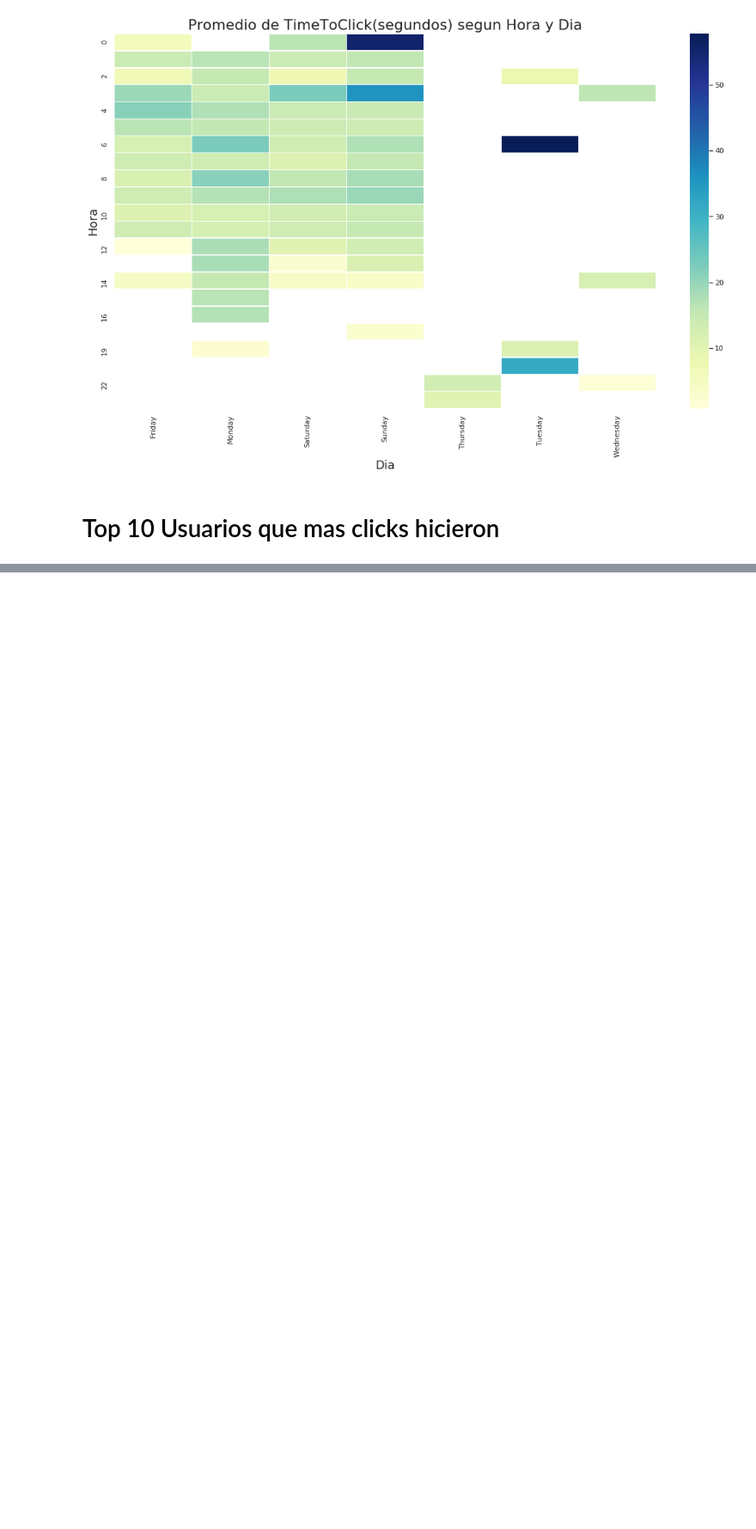
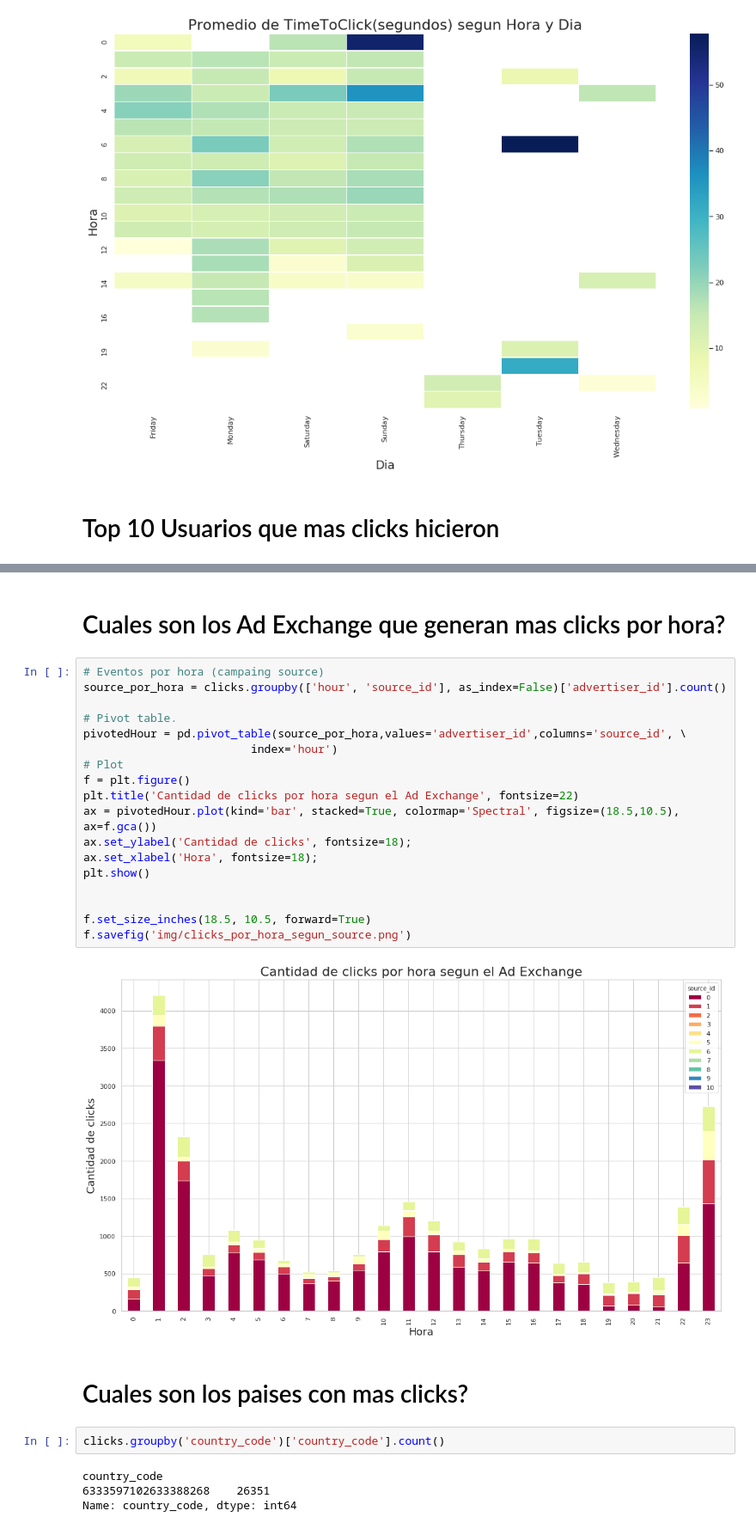
Before and after one commit to GastonMontes/75.06-Datos-Grupo22-TP1, a Jupyter notebook: temp/AnalisisTP1_clicks.ipynb, the cells around one changed output, grey strips where cells are left out. Shown: that part at 86% size. Drawn from its saved outputs; the diff is of its cells as text; blank space fills up the shorter version.

```diff
--- a/temp/AnalisisTP1_clicks.ipynb
+++ b/temp/AnalisisTP1_clicks.ipynb
@@ -129,0 +221,30 @@ g.get_figure().savefig('img/top_10_usuarios_clicks.png')
+# %% [markdown]
+# Cuales son los Ad Exchange que generan mas clicks por hora?
+# %%
+# Eventos por hora (campaing source)
+source_por_hora = clicks.groupby(['hour', 'source_id'], as_index=False)['advertiser_id'].count()
+
+# Pivot table.
+pivotedHour = pd.pivot_table(source_por_hora,values='advertiser_id',columns='source_id', \
+                         index='hour')
+# Plot
+f = plt.figure()
+plt.title('Cantidad de clicks por hora segun el Ad Exchange', fontsize=22)
+ax = pivotedHour.plot(kind='bar', stacked=True, colormap='Spectral', figsize=(18.5,10.5), ax=f.gca())
+ax.set_ylabel('Cantidad de clicks', fontsize=18);
+ax.set_xlabel('Hora', fontsize=18);
+plt.show()
+
+
+f.set_size_inches(18.5, 10.5, forward=True)
+f.savefig('img/clicks_por_hora_segun_source.png')
+# %% [output]
+[figure, added]
+# %% [markdown]
+# Cuales son los paises con mas clicks?
+# %%
+clicks.groupby('country_code')['country_code'].count()
+# %% [output]
+country_code
+6333597102633388268    26351
+Name: country_code, dtype: int64
```
Also changed, not shown: parts of 21 cells of this notebook, 1 other file.
